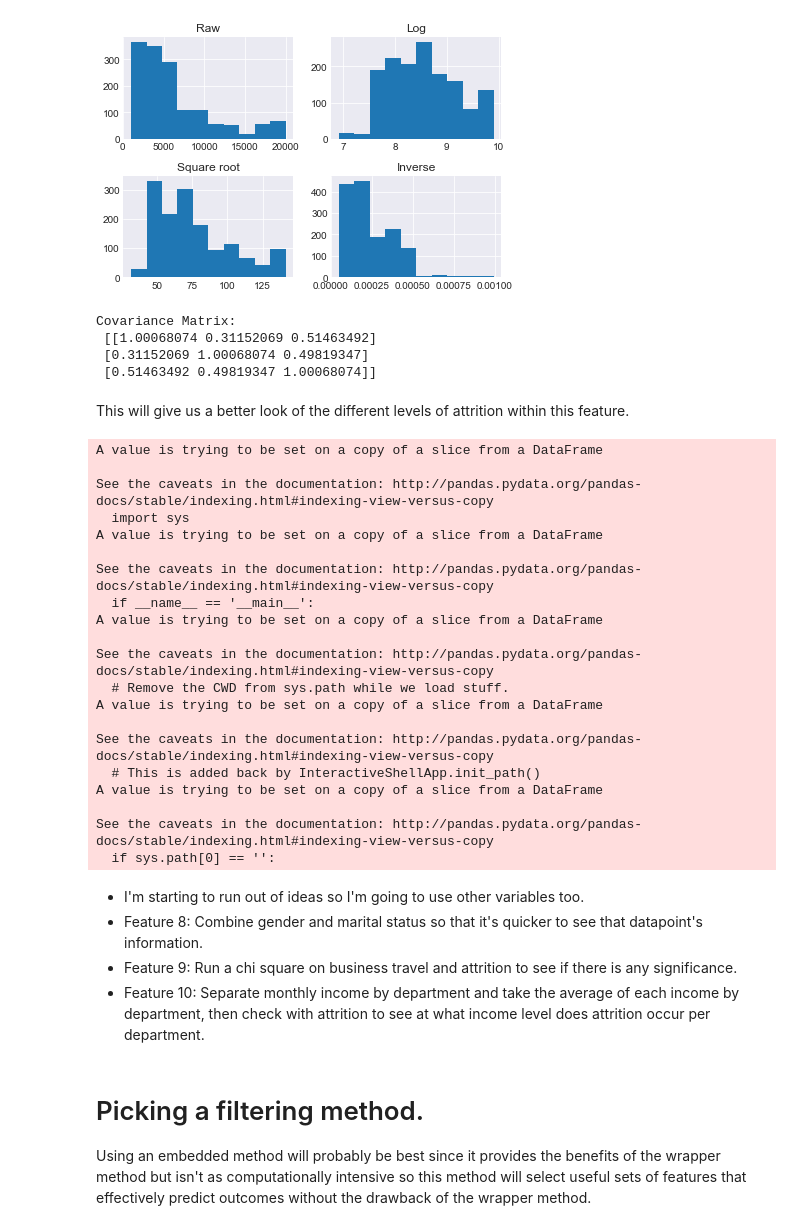
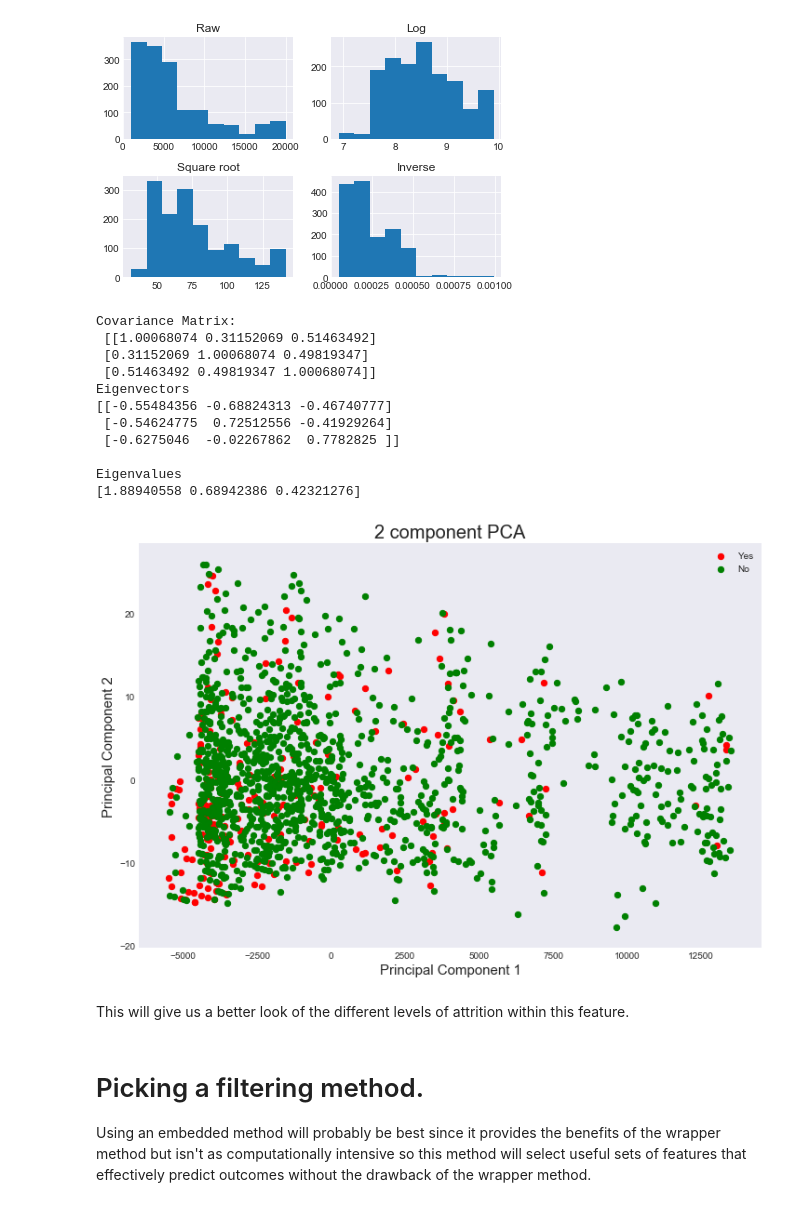
Before and after one commit to lamkg/Thinkful-, a Jupyter notebook: U2 L1 P8 Challenge.ipynb, the cells around one changed output. Saved outputs shown, nothing was run; the diff lists cells and outputs as text; code cells hidden in the pictures.

```diff
--- a/U2 L1 P8 Challenge.ipynb
+++ b/U2 L1 P8 Challenge.ipynb
@@ -192,7 +192,7 @@ Power_divergenceResult(statistic=752.8408163265306, pvalue=7.304007796791317e-16
 - intial hypothesis is that there is no difference between attrition and gender.
 - p value is <.05 which tells us that there is a significant difference between gender and attrition groups.
 # %%
-# 4 New Features. Try different graphs to standardize MonthlyIncome first
+# Try different graphs to standardize MonthlyIncome first
 # since there were no graphs for MonthlyIncome.
 
 # Making a four-panel plot.
@@ -202,14 +202,20 @@ fig.add_subplot(221)
 plt.hist(df['MonthlyIncome'].dropna())
 plt.title('Raw')
 
+# Feat 1 Log of Monthly Income to see if the values would become a normal distribution.
+df['feat1'] = np.log(df['MonthlyIncome'])
 fig.add_subplot(222)
 plt.hist(np.log(df['MonthlyIncome'].dropna()))
 plt.title('Log')
 
+# Feat2, Sqrt of Monthly Income to see if values can become normalized.
+df['feat2'] = np.sqrt(df['MonthlyIncome'])
 fig.add_subplot(223)
 plt.hist(np.sqrt(df['MonthlyIncome'].dropna()))
 plt.title('Square root')
 
+# Feat3, Inverse of Monthly Income to see if values can become normalized.
+df['feat3'] = (1/df['MonthlyIncome'])
 ax3=fig.add_subplot(224)
 plt.hist(1/df['MonthlyIncome'].dropna())
 plt.title('Inverse')
@@ -218,6 +224,9 @@ plt.show()
 # %% [output]
 [figure]
 # %%
+# Feat4, Square of Monthly Income to see if values can become normalized.
+df['feat4'] = np.square(df['MonthlyIncome'])
+
 # Feature 5. Standardize my three original features since the earlier Monthly Income
 # didn't seem to do much.
 from sklearn.preprocessing import StandardScaler
@@ -234,11 +243,50 @@ X = StandardScaler().fit_transform(x)
 Xt = X.T
 Cx = np.cov(Xt)
 print('Covariance Matrix:\n', Cx)
+
+#Print the eigenvectirs and eigenvalues.
+eig_vals, eig_vecs = np.linalg.eig(Cx)
+print('Eigenvectors \n%s' %eig_vecs)
+print('\nEigenvalues \n%s' %eig_vals)
 # %% [output]
 Covariance Matrix:
  [[1.00068074 0.31152069 0.51463492]
  [0.31152069 1.00068074 0.49819347]
  [0.51463492 0.49819347 1.00068074]]
+Eigenvectors
+[[-0.55484356 -0.68824313 -0.46740777]
+ [-0.54624775  0.72512556 -0.41929264]
+ [-0.6275046  -0.02267862  0.7782825 ]]
+
+Eigenvalues
+[1.88940558 0.68942386 0.42321276]
+# %%
+# Use sklearn to perform PCA
+from sklearn.decomposition import PCA
+pca = PCA(n_components=2)
+principalComponents = pca.fit_transform(x)
+principalDf = pd.DataFrame(data = principalComponents
+             , columns = ['principal component 1', 'principal component 2'])
+
+finalDf = pd.concat([principalDf, df[['Attrition']]], axis = 1)
+
+fig = plt.figure(figsize = (12,8))
+ax = fig.add_subplot(1,1,1)
+ax.set_xlabel('Principal Component 1', fontsize = 15)
+ax.set_ylabel('Principal Component 2', fontsize = 15)
+ax.set_title('2 component PCA', fontsize = 20)
+targets = ['Yes', 'No']
+colors = ['r', 'g']
+for target, color in zip(targets,colors):
+    indicesToKeep = finalDf['Attrition'] == target
+    ax.scatter(finalDf.loc[indicesToKeep, 'principal component 1']
+               , finalDf.loc[indicesToKeep, 'principal component 2']
+               , c = color
+               , s = 40)
+ax.legend(targets)
+ax.grid()
+# %% [output]
+[figure, added]
 # %%
 # Feature 6 Monthly Income divide by age so that we can see the avg income of each age.
 df2['feat6'] = df['MonthlyIncome']/ df['Age']
@@ -257,32 +305,6 @@ df2['feat7'][(df2['Age'] > 18) & (df2['Age'] <= 30)] = '19-30'
 df2['feat7'][(df2['Age'] > 30) & (df2['Age'] <= 45)] = '31-45'
 df2['feat7'][(df2['Age'] > 46) & (df2['Age'] <= 64)] = '46-64'
 df2['feat7'][(df2['Age'] > 65)] = '65+'
-# %% [output]
-A value is trying to be set on a copy of a slice from a DataFrame
-
-See the caveats in the documentation: http://pandas.pydata.org/pandas-docs/stable/indexing.html#indexing-view-versus-copy
-  import sys
-A value is trying to be set on a copy of a slice from a DataFrame
-
-See the caveats in the documentation: http://pandas.pydata.org/pandas-docs/stable/indexing.html#indexing-view-versus-copy
-  if __name__ == '__main__':
-A value is trying to be set on a copy of a slice from a DataFrame
-
-See the caveats in the documentation: http://pandas.pydata.org/pandas-docs/stable/indexing.html#indexing-view-versus-copy
-  # Remove the CWD from sys.path while we load stuff.
-A value is trying to be set on a copy of a slice from a DataFrame
-
-See the caveats in the documentation: http://pandas.pydata.org/pandas-docs/stable/indexing.html#indexing-view-versus-copy
-  # This is added back by InteractiveShellApp.init_path()
-A value is trying to be set on a copy of a slice from a DataFrame
-
-See the caveats in the documentation: http://pandas.pydata.org/pandas-docs/stable/indexing.html#indexing-view-versus-copy
-  if sys.path[0] == '':
-# %% [markdown]
-- I'm starting to run out of ideas so I'm going to use other variables too.
-- Feature 8: Combine gender and marital status so that it's quicker to see that datapoint's information.
-- Feature 9: Run a chi square on business travel and attrition to see if there is any significance.
-- Feature 10: Separate monthly income by department and take the average of each income by department, then check with attrition to see at what income level does attrition occur per department.
 # %% [markdown]
 # Picking a filtering method.
 
```
